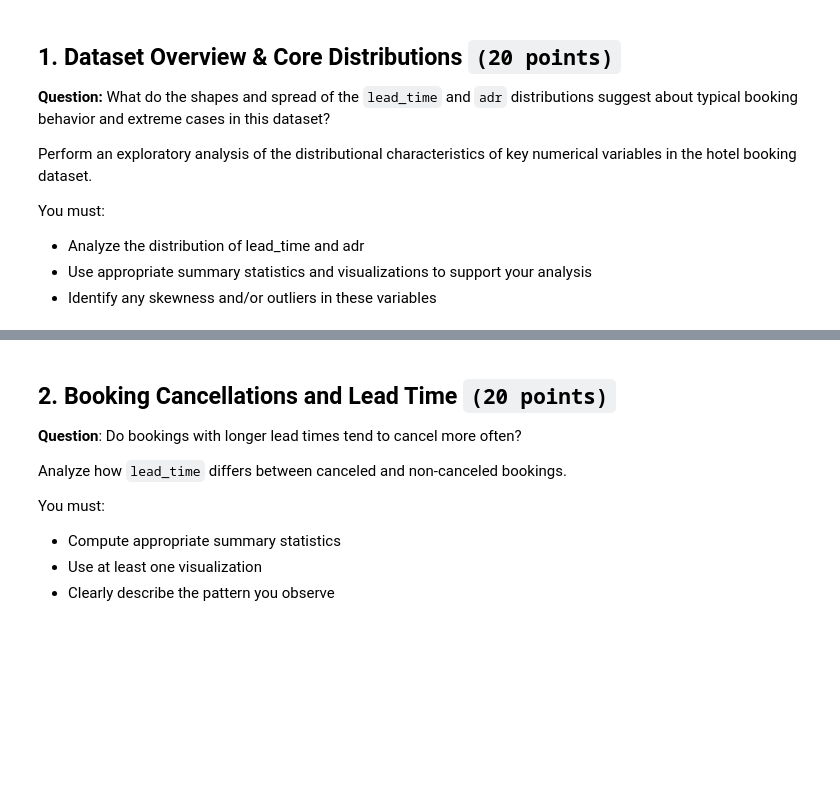
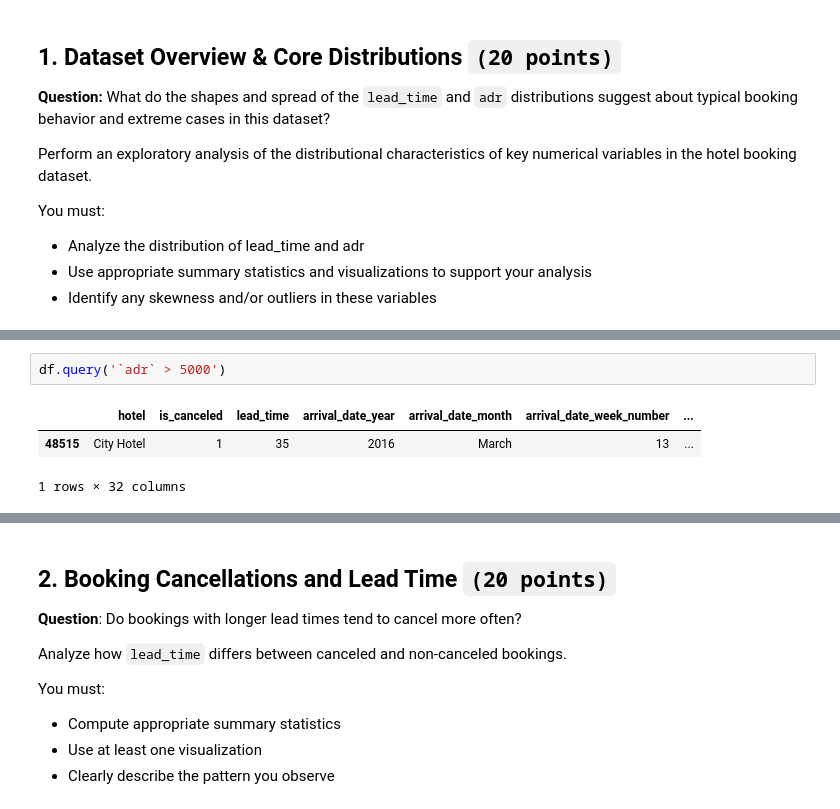
Before and after one commit to ysc4/CCDATSCL_EXERCISES_COM222, a Jupyter notebook: Midterm Exam/CCDATSCL_EXAM.ipynb, the cells around one changed output, grey strips where cells are left out. Drawn from its saved outputs; the diff is of its cells as text; blank space fills up the shorter version.

```diff
--- a/Midterm Exam/CCDATSCL_EXAM.ipynb
+++ b/Midterm Exam/CCDATSCL_EXAM.ipynb
@@ -150,0 +181,6 @@ You must:
+# %%
+df.query('`adr` > 5000')
+# %% [output]
+|  | hotel | is_canceled | lead_time | arrival_date_year | arrival_date_month | arrival_date_week_number | ... |
+| 48515 | City Hotel | 1 | 35 | 2016 | March | 13 | ... |
+1 rows × 32 columns
```
Also changed, not shown: parts of 20 cells of this notebook.
